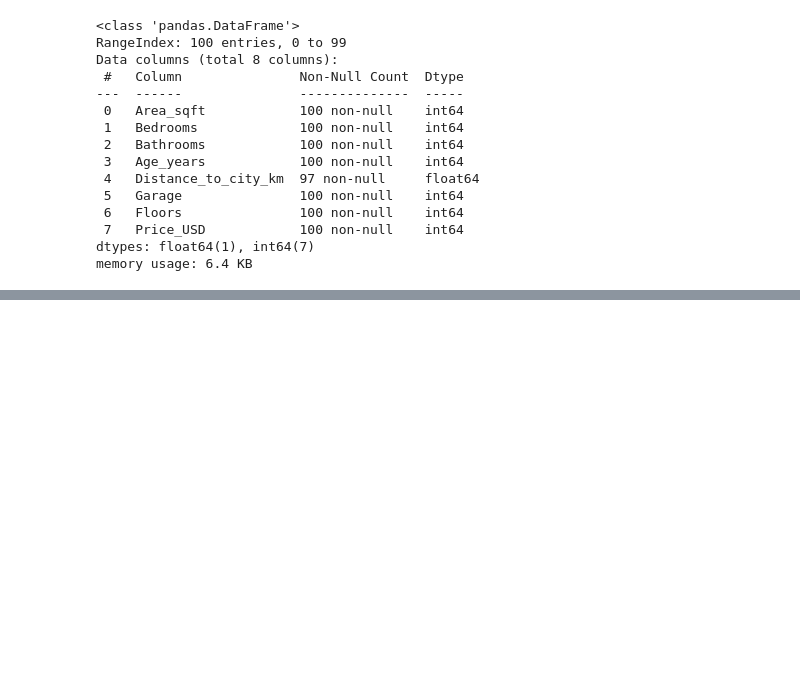
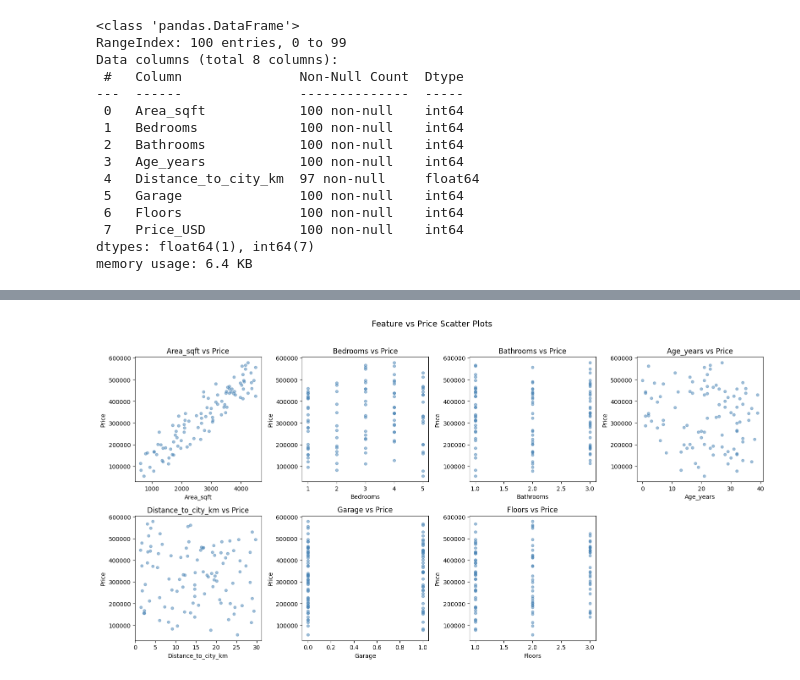
Before and after one commit to johnpaul-raphael/generative-ai-notes, a Jupyter notebook: week-3-ml-hands-on/house_price_prediction.ipynb, the cells around one changed output, grey strips where cells are left out. Cells and saved outputs as stored; diff of their text form; code cells hidden in the pictures; blank space fills up the shorter version.

```diff
--- a/week-3-ml-hands-on/house_price_prediction.ipynb
+++ b/week-3-ml-hands-on/house_price_prediction.ipynb
@@ -98,0 +216,18 @@ features = ['Area_sqft', 'Bedrooms', 'Bathrooms', 'Age_years', 'Distance_to_city
+# %%
+# Scatter plots — how each feature relates to price visually
+fig, axes = plt.subplots(2, 4, figsize=(16, 8))
+features_list = ['Area_sqft', 'Bedrooms', 'Bathrooms', 'Age_years', 'Distance_to_city_km', 'Garage', 'Floors']
+
+for i, feature in enumerate(features_list):
+    ax = axes[i // 4, i % 4]
+    ax.scatter(df[feature], df['Price_USD'], alpha=0.5, s=20, color='steelblue')
+    ax.set_xlabel(feature)
+    ax.set_ylabel('Price')
+    ax.set_title(f'{feature} vs Price')
+
+axes[1, 3].axis('off')  # hide empty subplot
+plt.suptitle('Feature vs Price Scatter Plots', fontsize=14, y=1.02)
+plt.tight_layout()
+plt.show()
+# %% [output]
+[figure, added]
```
Also changed, not shown: parts of 33 cells of this notebook, 2 other files.
